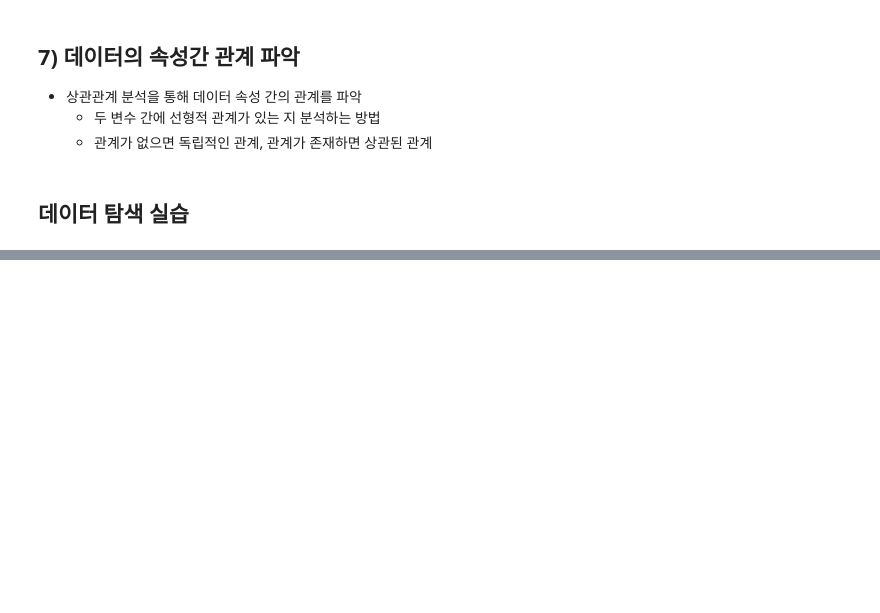
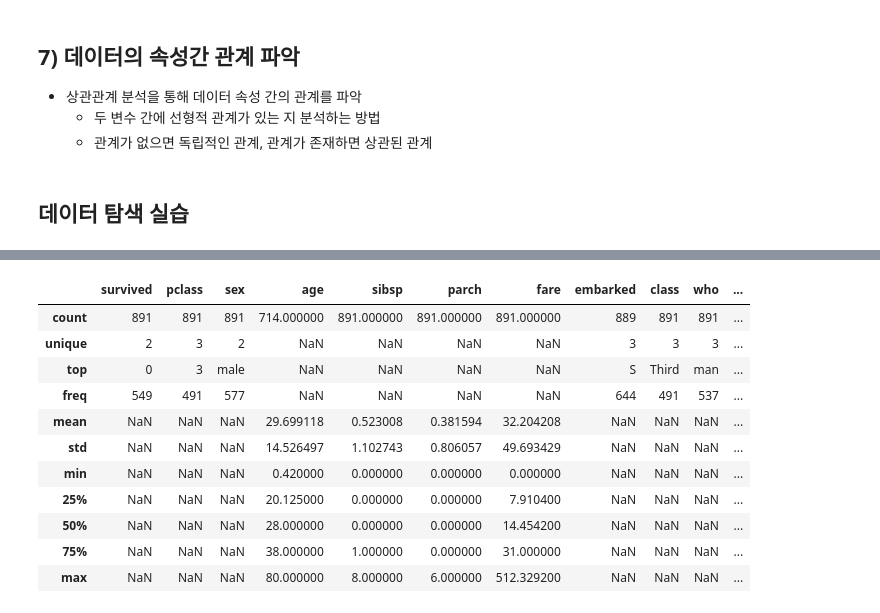
Before and after one commit to YugyeongJo/bigdata-analyst-certification, a Jupyter notebook: docs/02_data_preprocessing/01_data_exprolation/EDA.ipynb, the cells around one changed output, grey strips where cells are left out. Drawn from its saved outputs; the diff is of its cells as text; code cells hidden in the pictures; blank space fills up the shorter version.

```diff
--- a/docs/02_data_preprocessing/01_data_exprolation/EDA.ipynb
+++ b/docs/02_data_preprocessing/01_data_exprolation/EDA.ipynb
@@ -70,0 +178,15 @@ print(df.head())
+# %%
+df.describe(include='all')
+# %% [output]
+|  | survived | pclass | sex | age | sibsp | parch | fare | embarked | class | who | ... |
+| count | 891 | 891 | 891 | 714.000000 | 891.000000 | 891.000000 | 891.000000 | 889 | 891 | 891 | ... |
+| unique | 2 | 3 | 2 | NaN | NaN | NaN | NaN | 3 | 3 | 3 | ... |
+| top | 0 | 3 | male | NaN | NaN | NaN | NaN | S | Third | man | ... |
+| freq | 549 | 491 | 577 | NaN | NaN | NaN | NaN | 644 | 491 | 537 | ... |
+| mean | NaN | NaN | NaN | 29.699118 | 0.523008 | 0.381594 | 32.204208 | NaN | NaN | NaN | ... |
+| std | NaN | NaN | NaN | 14.526497 | 1.102743 | 0.806057 | 49.693429 | NaN | NaN | NaN | ... |
+| min | NaN | NaN | NaN | 0.420000 | 0.000000 | 0.000000 | 0.000000 | NaN | NaN | NaN | ... |
+| 25% | NaN | NaN | NaN | 20.125000 | 0.000000 | 0.000000 | 7.910400 | NaN | NaN | NaN | ... |
+| 50% | NaN | NaN | NaN | 28.000000 | 0.000000 | 0.000000 | 14.454200 | NaN | NaN | NaN | ... |
+| 75% | NaN | NaN | NaN | 38.000000 | 1.000000 | 0.000000 | 31.000000 | NaN | NaN | NaN | ... |
+| max | NaN | NaN | NaN | 80.000000 | 8.000000 | 6.000000 | 512.329200 | NaN | NaN | NaN | ... |
```
Also changed, not shown: parts of 18 cells of this notebook, 1 other file.
